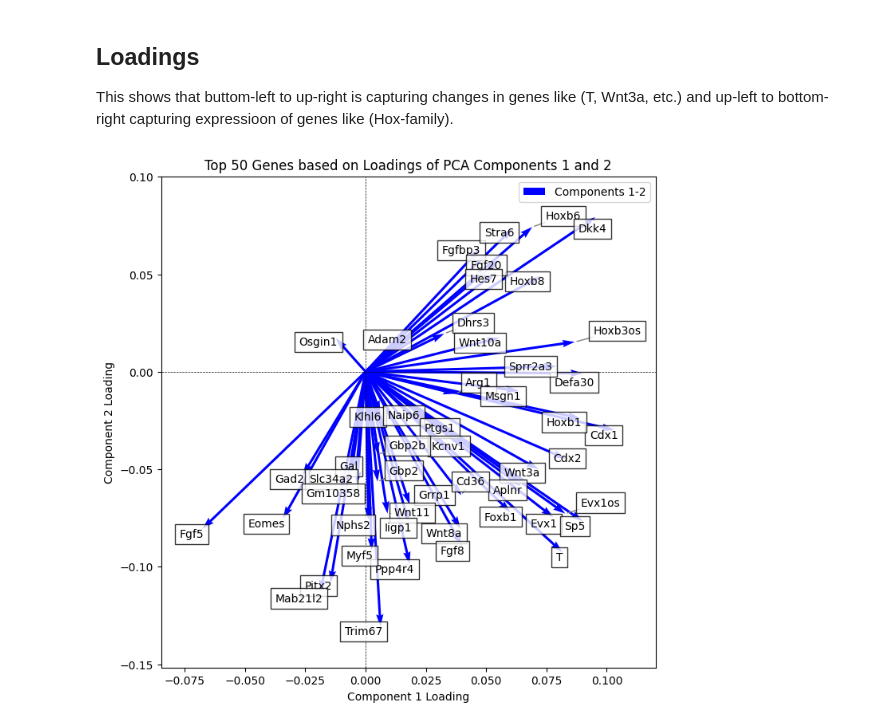
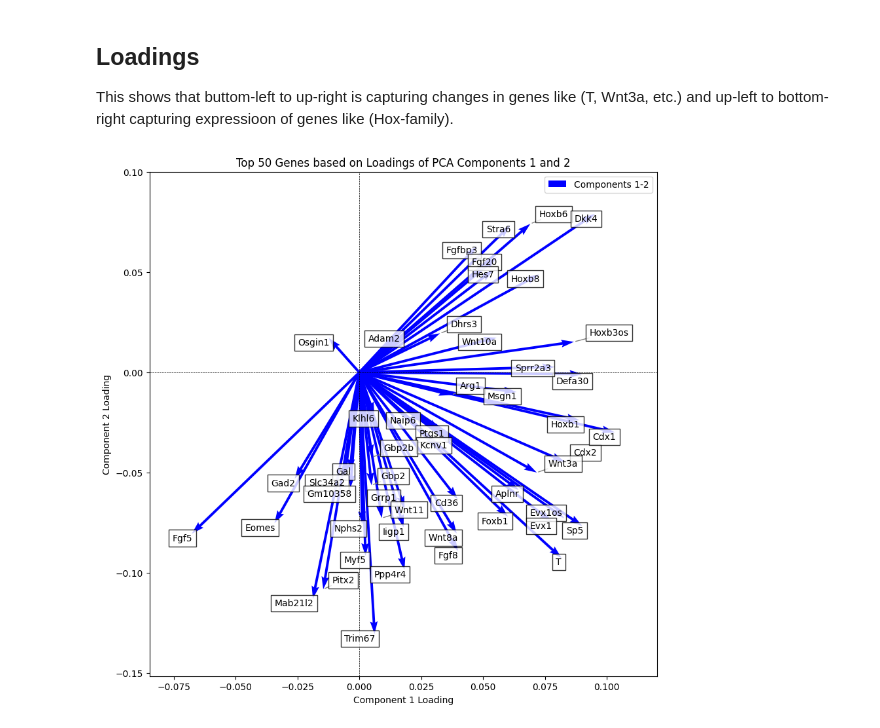
Before and after one commit to stembryo-lab/chiron_gastruloids_bulk_rna_seq, a Jupyter notebook: analysis/chir_conditions_analysis.ipynb, the cells around one changed output. Saved outputs shown, nothing was run; the diff lists cells and outputs as text; code cells hidden in the pictures.

```diff
--- a/chir_conditions_analysis.ipynb
+++ b/analysis/chir_conditions_analysis.ipynb
@@ -255,8 +268,10 @@ plt.savefig(f"results/chir_conditions_analysis_scatterplot.{save_format}",bbox_i
 
 This shows that buttom-left to up-right is capturing changes in genes like (T, Wnt3a, etc.) and up-left to bottom-right capturing expressioon of genes like (Hox-family).
 # %%
-plot_loadings_components(pca,0,1,df1_fs.columns.values,50)
+fig,ax = plt.subplots(figsize=(10,10))
+
+plot_loadings_components(pca,0,1,df1_fs.columns.values,50,ax)
 
 plt.savefig(f"results/chir_conditions_analysis_heatmap_loadings.{save_format}",bbox_inches="tight",transparent=True)
 # %% [output]
-[figure, old version]
+[figure, new version]
```
Also changed, not shown: parts of 4 cells of this notebook, 10 other files.
